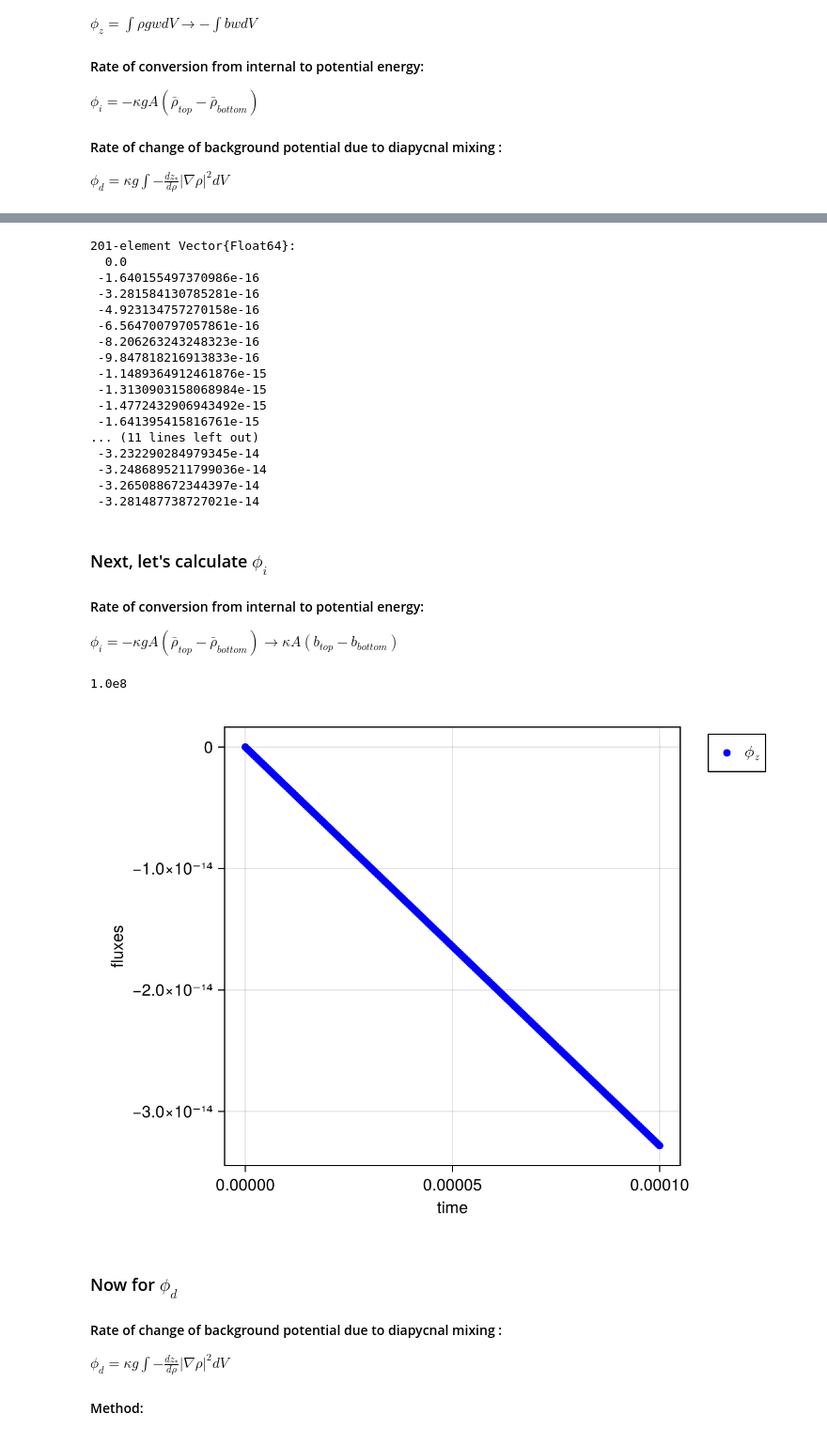
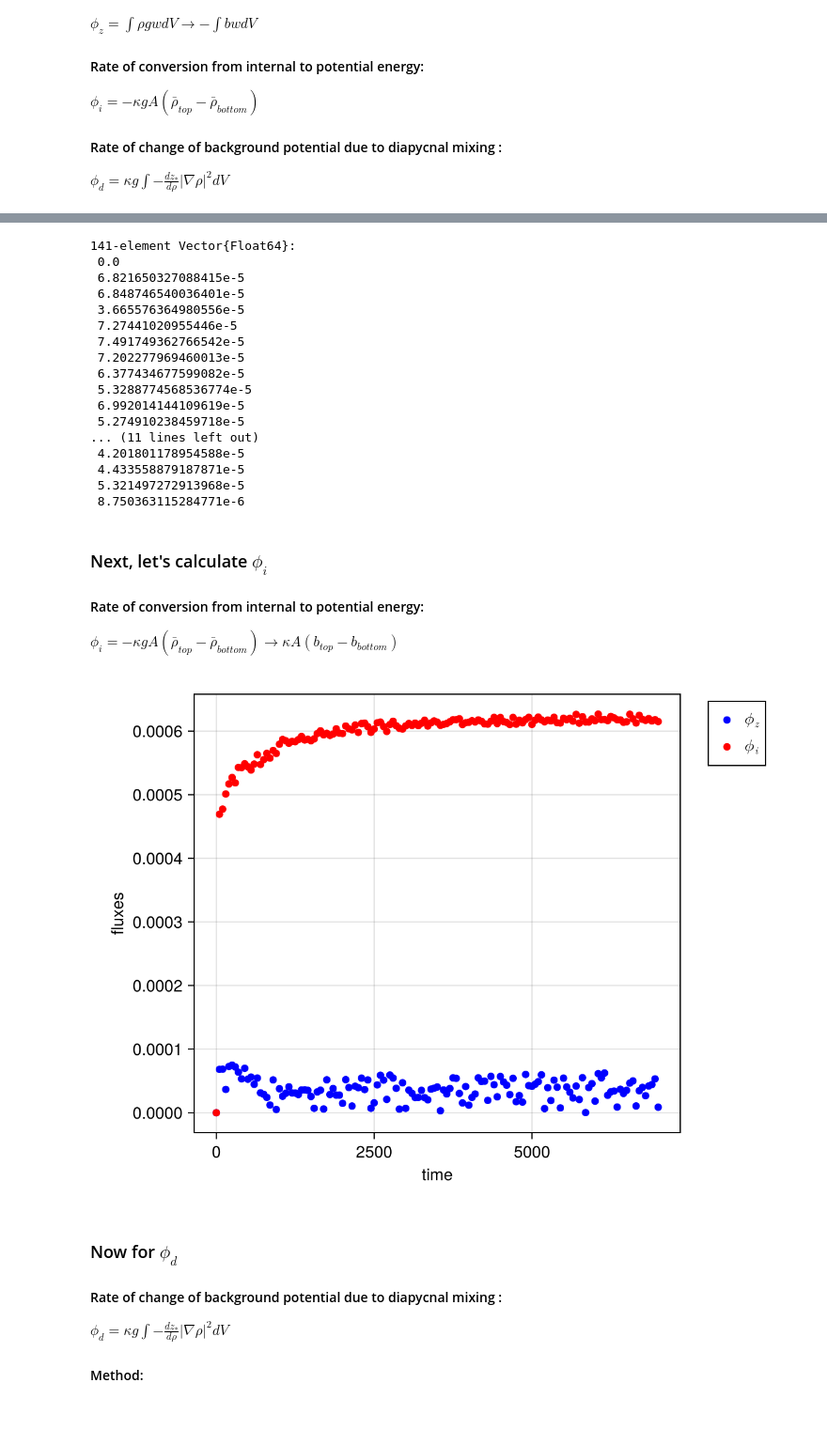
Before and after one commit to ikeshwani/HorizontalConvection, a Jupyter notebook: notebooks/energyfluxes.ipynb, the cells around one changed output, grey strips where cells are left out. Shown at 94% size. Drawn from its saved outputs; the diff is of its cells as text; code cells hidden in the pictures.

```diff
--- a/notebooks/energyfluxes.ipynb
+++ b/notebooks/energyfluxes.ipynb
@@ -28,6 +12,6 @@ Precompiling TopographicHorizontalConvection
 # %%
-ds_buoy = NCDataset(string("/pub/ikeshwan/code/HorizontalConvection/output/turbulent_h0.6_Ra1.0e8_coldstart_buoyancy.nc"));
-ds_vel = NCDataset("/pub/ikeshwan/code/HorizontalConvection/output/turbulent_h0.6_Ra1.0e8_coldstart_velocities.nc");
+ds_buoy = NCDataset(string("/Users/hfdrake/code/HorizontalConvection/output/turbulent_experiments/turbulent_h0.6_Ra1.0e8_coldstart_buoyancy.nc"));
+ds_vel = NCDataset("/Users/hfdrake/code/HorizontalConvection/output/turbulent_experiments/turbulent_h0.6_Ra1.0e8_coldstart_velocities.nc");
 # %% [markdown]
 # Calculation of Fluxes
 
@@ -87,11 +59,11 @@ time = ds_buoy["time"][:];
 # %%
 ϕ_z = zeros(size(time,1));
 for n in 1:size(time, 1)
-    bw_t = -1 .* bw[:, 1, :, n]
-    wet = bw_t.!=0
-    bw_t[.!wet] .= NaN
+    ∫ϕz_t = ∫ϕz[:, 1, :, n]
+    wet = ∫ϕz_t.!=0
+    ∫ϕz_t[.!wet] .= NaN
     ϕ_z[n] = nansum(
-        bw_t .*
+        ∫ϕz_t .*
         ΔV,
         dims=(3)
         )[1,1,1]
@@ -99,23 +71,23 @@ end
 
 ϕ_z
 # %% [output]
-201-element Vector{Float64}:
-  0.0
- -1.640155497370986e-16
- -3.281584130785281e-16
- -4.923134757270158e-16
- -6.564700797057861e-16
- -8.206263243248323e-16
- -9.847818216913833e-16
- -1.1489364912461876e-15
- -1.3130903158068984e-15
- -1.4772432906943492e-15
- -1.641395415816761e-15
+141-element Vector{Float64}:
+ 0.0
+ 6.821650327088415e-5
+ 6.848746540036401e-5
+ 3.665576364980556e-5
+ 7.27441020955446e-5
+ 7.491749362766542e-5
+ 7.202277969460013e-5
+ 6.377434677599082e-5
+ 5.3288774568536774e-5
+ 6.992014144109619e-5
+ 5.274910238459718e-5
 ... (11 lines left out)
- -3.232290284979345e-14
- -3.2486895211799036e-14
- -3.265088672344397e-14
- -3.281487738727021e-14
+ 4.201801178954588e-5
+ 4.433558879187871e-5
+ 5.321497272913968e-5
+ 8.750363115284771e-6
 # %% [markdown]
 ### Next, let's calculate $\phi_i$
 
@@ -131,17 +105,13 @@ A = 8
 ϕᵢ = (κ * A) .* (b_top .- b_bottom);
-# %%
-ds_buoy.attrib["Ra"]
-# %% [output]
-1.0e8
 # %%
 f = Figure()
 ax = Axis(f[1,1], xlabel = "time", ylabel= "fluxes")
 scatter!(ax, time, ϕ_z, color = "blue", label = L"\phi_z")
-#scatter!(ax, time, ϕᵢ, color = "red", label = L"\phi_i")
+scatter!(ax, time, ϕᵢ, color = "red", label = L"\phi_i")
 f[1,2] = axislegend()
 f
 # %% [output]
-[figure, old version]
+[figure, new version]
 # %% [markdown]
 ### Now for $ \phi_d $
 
```
Also changed, not shown: parts of 21 cells of this notebook, 2 other files.
